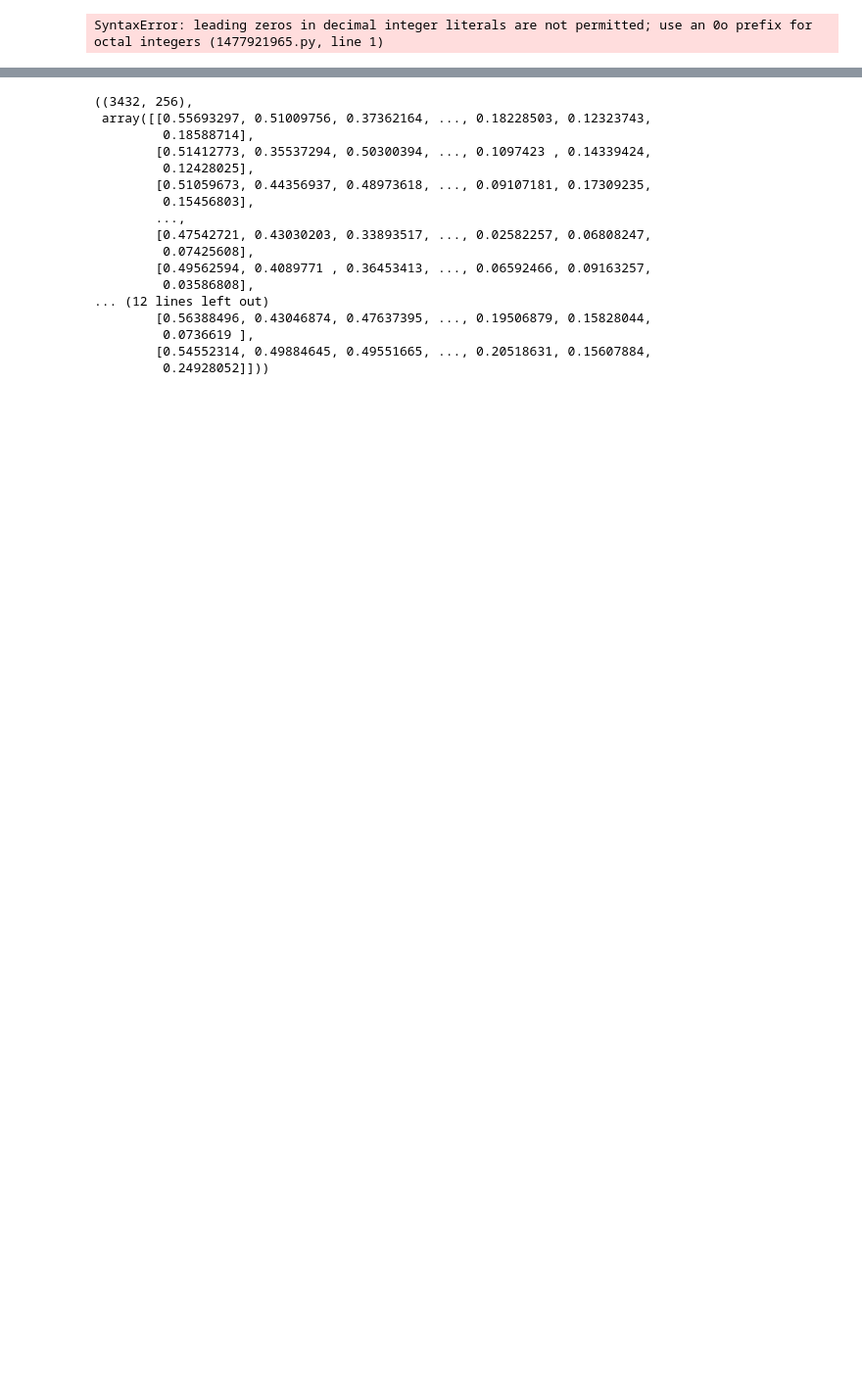
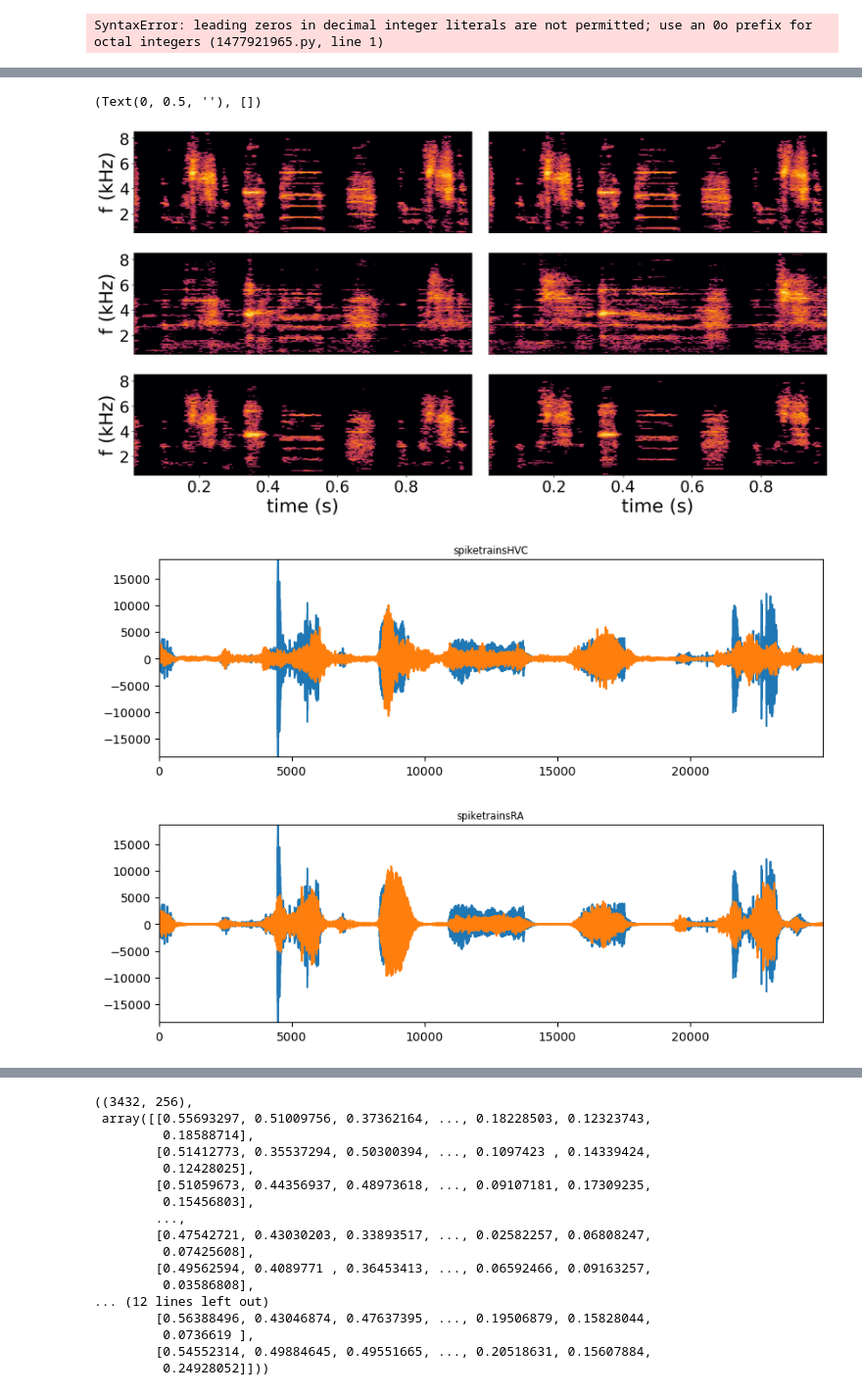
Before and after one commit to pabloslash/EnSongdec, a Jupyter notebook: notebooks/multi-model-comparison.ipynb, the cells around one changed output, grey strips where cells are left out. Shown at 98% size. Cells and saved outputs as stored; diff of their text form; code cells hidden in the pictures; blank space fills up the shorter version.

```diff
--- a/notebooks/multi-model-comparison.ipynb
+++ b/notebooks/multi-model-comparison.ipynb
@@ -409,0 +355,69 @@ Test samples:  206
+# %%
+warnings.filterwarnings("ignore")
+
+bird = 'z_w12m7_20'
+models_dict = {
+    'spiketrains': {
+        'HVC': '015347',
+        'RA': '015856'
+    },
+
+    'latent-trajectories': {
+        'HVC': '020154',
+        'RA': '020155'
+    }
+}
+
+models_checkpoints_dir = '/home/jovyan/pablo_tostado/bird_song/enSongDec/models_checkpoints/'
+column_names = ['model_name', 'nucleus', 'model', 'Spectrogram reconstruction error']
+decoding_accuracy_df1 = pd.DataFrame(columns=column_names)
+
+# Plotting setup
+fig, axes = plt.subplots(nrows=3, ncols=2, figsize=(20, 10))
+plt.subplots_adjust(wspace=0.05)
+
+# Processing each model type and nucleus
+for col, model_type in enumerate(models_dict):
+    for row, nucleus in enumerate(models_dict[model_type]):
+        print(model_type, nucleus)
+
+        # Load model
+        model_timestamp = models_dict[model_type][nucleus]
+        model_extension = '.pt'
+        model_files = [file for file in os.listdir(models_checkpoints_dir) if file.endswith(model_extension)]
+        model_filename = next((file for file in model_files if model_timestamp in file), None)
+
+        print('Loading model: ', model_filename)
+        ffnn_model, test_dataset, test_loader, fs_audio, encodec_model, scales = load_model_statedict(models_checkpoints_dir, model_filename)
+
+        # Reconstruct spectrogram
+        scale = torch.mean(scales)
+        original_audio, decoded_audio = get_original_reconstructed_audio(ffnn_model, test_dataset, test_loader, fs_audio, encodec_model, scale)
+
+        # Calculate spectrogram reconstruction error
+        s1 = su.normalize_signal(au.pretty_spectrogram(original_audio))
+        s2 = su.normalize_signal(au.pretty_spectrogram(decoded_audio))
+        spec_reconstruction_error = mean_squared_error(s1, s2, multioutput='raw_values')
+
+        decoding_accuracy_df1.loc[len(decoding_accuracy_df1)] = [model_filename, nucleus, model_type, spec_reconstruction_error]
+
+        plt.subplots(nrows=1, figsize=(10, 3))
+        plt.title(model_type + nucleus)
+        plt.plot(original_audio[:plot_samples])
+        plt.plot(decoded_audio[:plot_samples])
+
+        # Plot original and reconstructed
+        plot_ms = 1
+        plot_samples = int(plot_ms*fs_audio)
+
+        xlabel = True if row == 1 else False
+        # ylabel = True if col == 0 else False
+        plot_spectrogram(original_audio, fs_audio, plot_samples, ax=axes[row+1, col], xlabel=xlabel)
+        plot_spectrogram(decoded_audio, fs_audio, plot_samples, ax=axes[row+1, col], xlabel=xlabel)
+
+# Top row: repeat the plot of the original spectrograms in both columns
+plot_spectrogram(original_audio, fs_audio, plot_samples, ax=axes[0, 0], xlabel=False, ylabel=True)
+plot_spectrogram(original_audio, fs_audio, plot_samples, ax=axes[0, 1], xlabel=False, ylabel=False)
+axes[1,1].set_ylabel(''), axes[1,1].set_yticks([])
+axes[2,1].set_ylabel(''), axes[2,1].set_yticks([])
+# %% [output]
@@ -409,0 +441,4 @@ Test samples:  206
+(Text(0, 0.5, ''), [])
+[figure, added]
+[figure, added]
+[figure, added]
```
Also changed, not shown: parts of 7 cells of this notebook.
